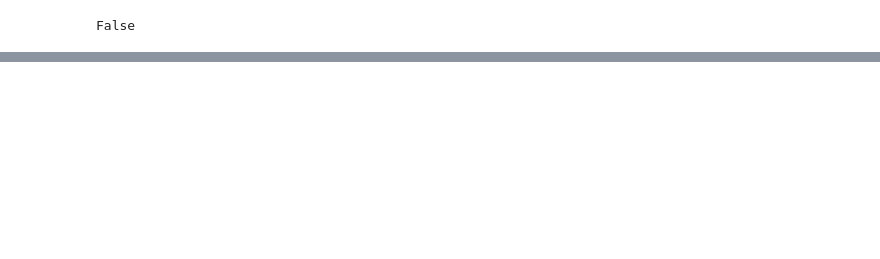
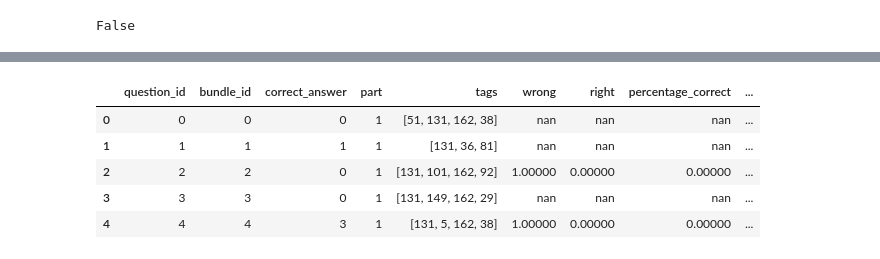
Before and after one commit to Joel-hanson/my-riiid-competition, a Jupyter notebook: main.ipynb, the cells around one changed output, grey strips where cells are left out. Cells and saved outputs as stored; diff of their text form; code cells hidden in the pictures; blank space fills up the shorter version.

```diff
--- a/main.ipynb
+++ b/main.ipynb
@@ -453 +561,9 @@ train_df
+# %%
+average_question_timestamp_difference_dict = train_df[(train_df['content_type_id'] == 0) & (train_df['shift_event_time'] < 3600000)][['content_id', 'shift_event_time']].groupby('content_id').shift_event_time.mean().to_dict()
+# %%
+def has_event_time_greater_than_average(content_id, event_time):
+    average_question_time = average_question_timestamp_difference_dict.get(content_id, 0)
+    return event_time > average_question_time
+
+train_df['event_time_greater_than_average'] = train_df[train_df['content_type_id'] == 0].apply(lambda row: has_event_time_greater_than_average(row.content_id, row.shift_event_time), axis=1)
 # %%
@@ -473,0 +587,9 @@ train_df[770:800]
+# %%
+# get all the complete tags of the question
+questions_df['tags'] = questions_df['tags'].astype(str)
+
+tags = [value.split() for value in questions_df[questions_df.tags != "nan"].tags.values]
+tags = [item for elem in tags for item in elem]
+tags = set(tags)
+tags = list(tags)
+print(f'There are {len(tags)} different tags')
@@ -473,0 +598,12 @@ train_df[770:800]
+# %%
+# Find the wrong and right question based on correctly answered
+correct = train_df[train_df.answered_correctly != -1].groupby(["content_id", 'answered_correctly'], as_index=False).size()
+correct = correct.pivot(index= "content_id", columns='answered_correctly', values='size')
+correct.columns = ['wrong', 'right']
+correct = correct.fillna(0)
+correct[['wrong', 'right']] = correct[['wrong', 'right']].astype(int)
+questions_df = questions_df.merge(correct, left_on = "question_id", right_on = "content_id", how = "left")
+questions_df['percentage_correct'] = questions_df.right / (questions_df.right + questions_df.wrong)
+questions_df.head()
+
+# questions_df.drop(["wrong_x", "right_x", "wrong_y", "right_y"], axis=1, inplace=True)
@@ -473,0 +617,13 @@ train_df[770:800]
+# %%
+# Find the wrong and right question tags based on correctly answered
+tags_list = [value.split() for value in questions_df.tags.values]
+questions_df['tags_str'] = questions_df['tags']
+questions_df['tags'] = tags_list
+questions_df.head()
+# %% [output]
+|  | question_id | bundle_id | correct_answer | part | tags | wrong | right | percentage_correct | ... |
+| 0 | 0 | 0 | 0 | 1 | [51, 131, 162, 38] | nan | nan | nan | ... |
+| 1 | 1 | 1 | 1 | 1 | [131, 36, 81] | nan | nan | nan | ... |
+| 2 | 2 | 2 | 0 | 1 | [131, 101, 162, 92] | 1.00000 | 0.00000 | 0.00000 | ... |
+| 3 | 3 | 3 | 0 | 1 | [131, 149, 162, 29] | nan | nan | nan | ... |
+| 4 | 4 | 4 | 3 | 1 | [131, 5, 162, 38] | 1.00000 | 0.00000 | 0.00000 | ... |
```
Also changed, not shown: parts of 41 cells of this notebook, 1 other file.
